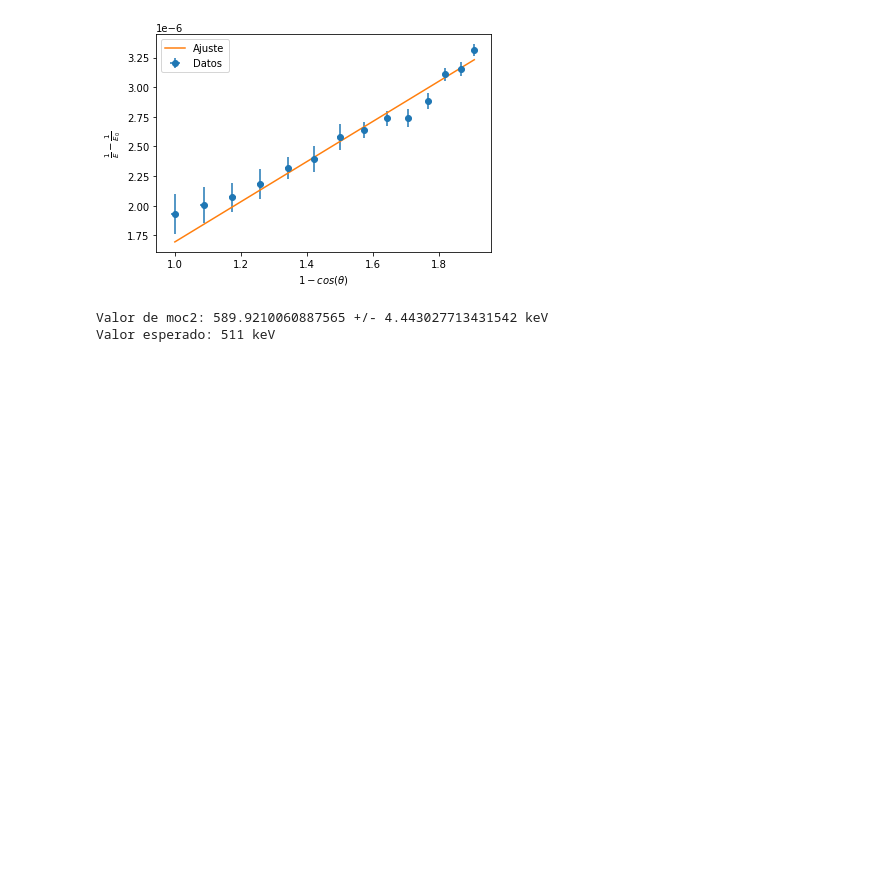
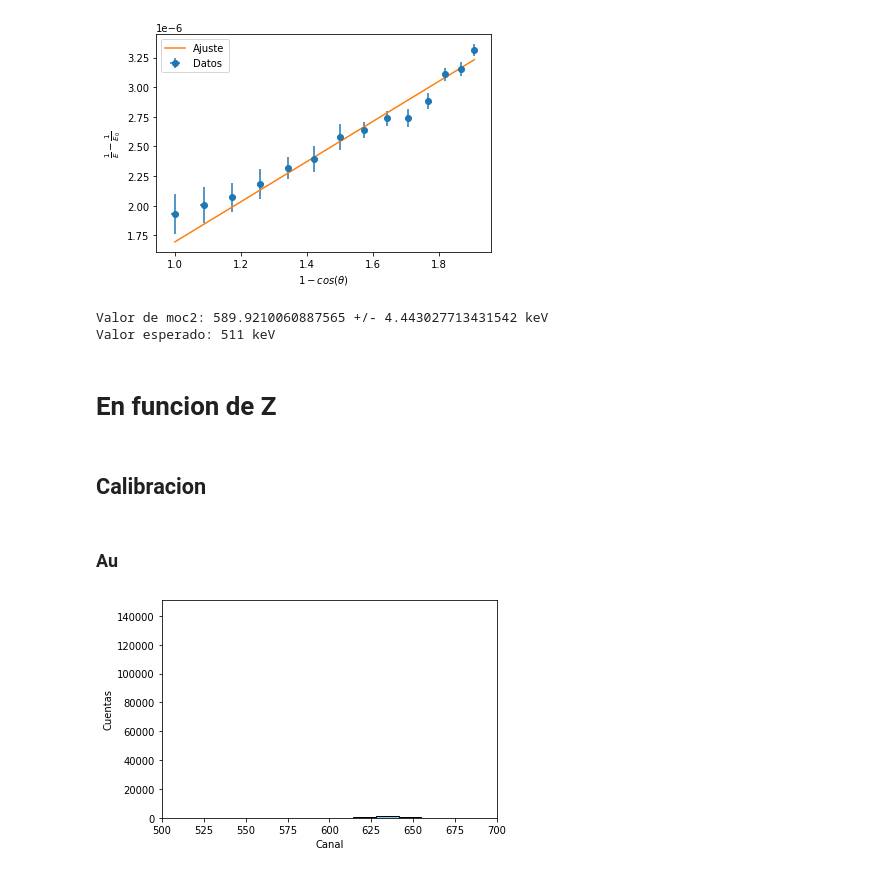
Before and after one commit to Lekkito/data-analysis-physics, a Jupyter notebook: compton/compton.ipynb, the cells around one changed output. Drawn from its saved outputs; the diff is of its cells as text; code cells hidden in the pictures; blank space fills up the shorter version.

Commit message:
Update de análisis en funcion de Z

```diff
--- a/compton/compton.ipynb
+++ b/compton/compton.ipynb
@@ -1222,3 +1222,19 @@ print("Valor esperado: 511 keV")
 [figure]
 Valor de moc2: 589.9210060887565 +/- 4.443027713431542 keV
 Valor esperado: 511 keV
+# %% [markdown]
+# En funcion de Z
+# %% [markdown]
+## Calibracion
+# %% [markdown]
+### Au
+# %%
+datosAu = pd.read_csv('Au_155.txt', sep='\t')
+plt.figure()
+plt.hist(datosAu['Cuentas'].index, weights=datosAu['Cuentas'], bins=150, edgecolor='black', color="skyblue")
+plt.xlabel('Canal')
+plt.ylabel('Cuentas')
+plt.xlim(500, 700)
+plt.show()
+# %% [output]
+[figure, added]
```
Also changed, not shown: parts of 44 cells of this notebook, 4 other files.
